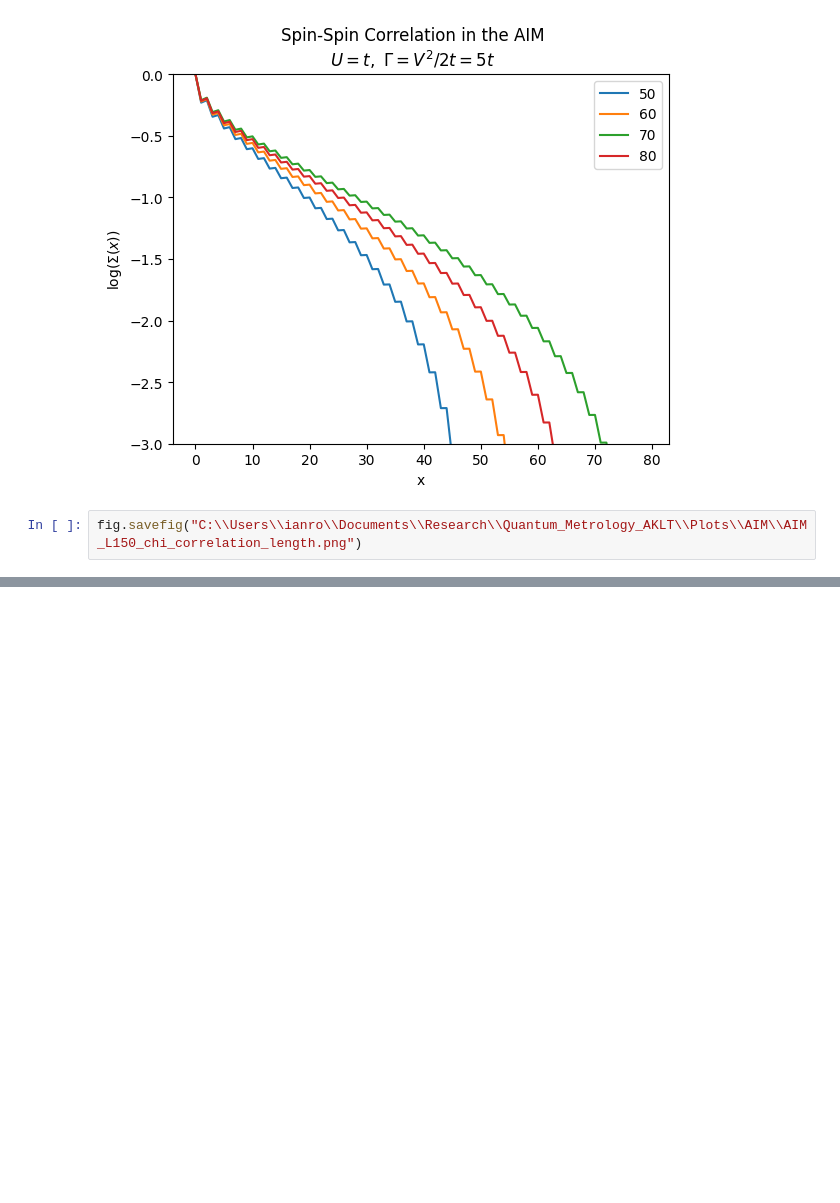
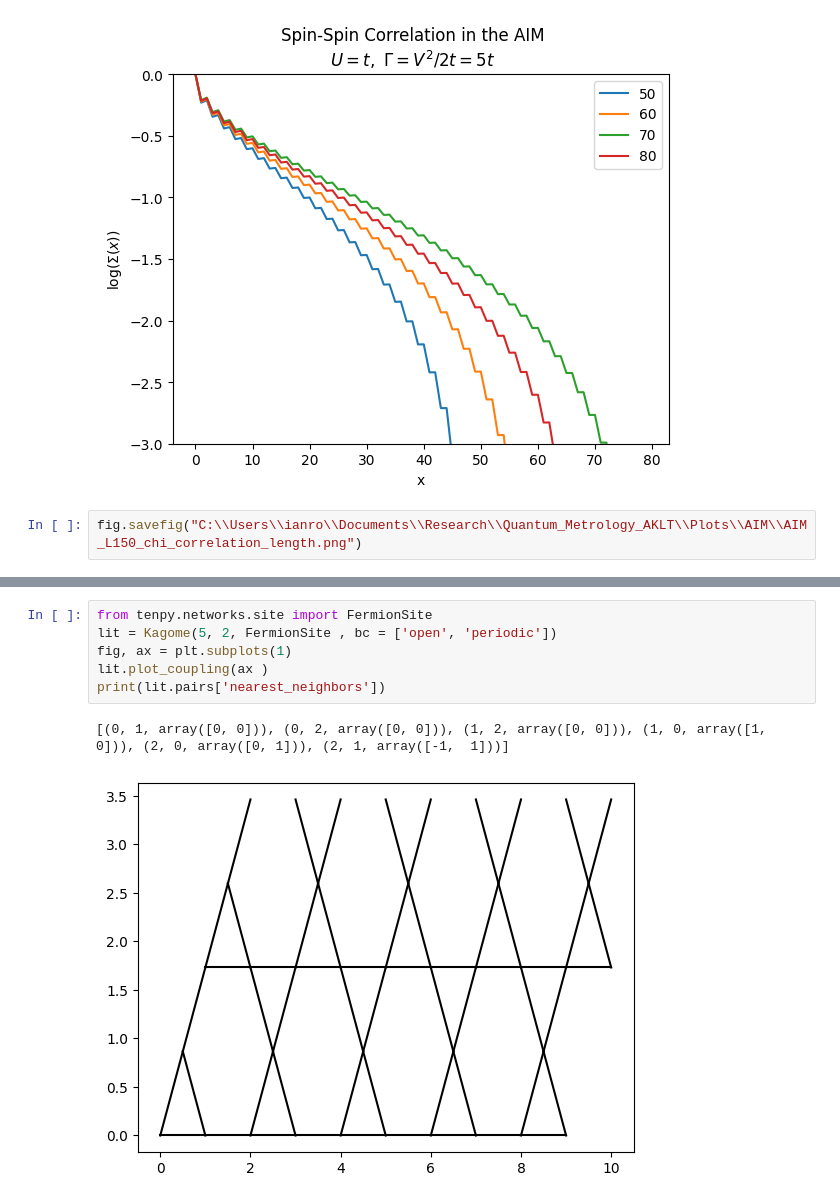
Before and after one commit to IanROsborne/Quantum_Metrology_Fisher_LG, a Jupyter notebook: TFIM/TFI_DMRG_TeNPy.ipynb, the cells around one changed output, grey strips where cells are left out. Cells and saved outputs as stored; diff of their text form; blank space fills up the shorter version.

```diff
--- a/TFIM/TFI_DMRG_TeNPy.ipynb
+++ b/TFIM/TFI_DMRG_TeNPy.ipynb
@@ -354,0 +284,9 @@ INFO    : --> time=2.000 + 0.000j, max(chi)=54, max(S)=1.86379, avg DeltaS=2.892
+# %%
+from tenpy.networks.site import FermionSite
+lit = Kagome(5, 2, FermionSite , bc = ['open', 'periodic'])
+fig, ax = plt.subplots(1)
+lit.plot_coupling(ax )
+print(lit.pairs['nearest_neighbors'])
+# %% [output]
+[(0, 1, array([0, 0])), (0, 2, array([0, 0])), (1, 2, array([0, 0])), (1, 0, array([1, 0])), (2, 0, array([0, 1])), (2, 1, array([-1,  1]))]
+[figure, added]
```
Also changed, not shown: parts of 11 cells of this notebook, 27 other files.
